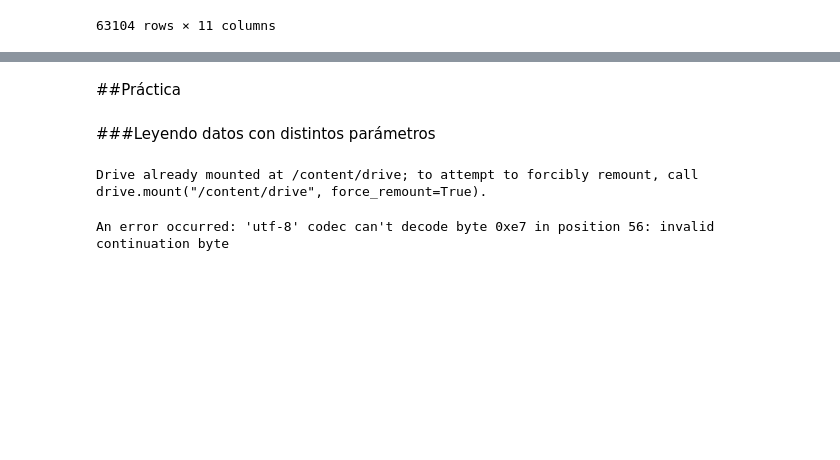
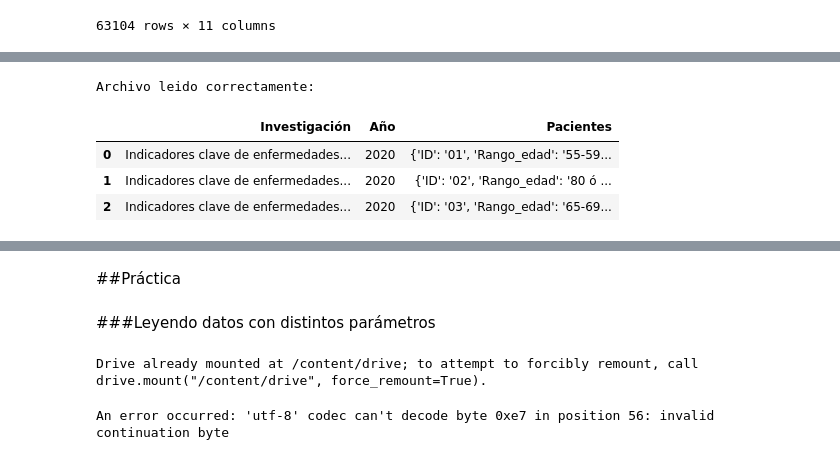
Before and after one commit to AenimaLabs/pandas_distintos_tipos_archivos, a Jupyter notebook: Pandas_tipos_de_archivos.ipynb, the cells around one changed output, grey strips where cells are left out. Drawn from its saved outputs; the diff is of its cells as text; code cells hidden in the pictures; blank space fills up the shorter version.

```diff
--- a/Pandas_tipos_de_archivos.ipynb
+++ b/Pandas_tipos_de_archivos.ipynb
@@ -293,0 +323,19 @@ pd.read_csv(url_fuentes)
+# %%
+json_path = '/content/drive/MyDrive/OracleOne/pacientes_2.json'
+#contiene información anidada
+
+try:
+
+    df_jason_2 = pd.read_json(json_path)
+    print("Archivo leido correctamente:")
+    display(df_jason_2.head())
+except FileNotFoundError:
+    print(f"Error: The file was not found at {json_path}")
+except Exception as e:
+    print(f"An error occurred: {e}")
+# %% [output]
+Archivo leido correctamente:
+|  | Investigación | Año | Pacientes |
+| 0 | Indicadores clave de enfermedades... | 2020 | {'ID': '01', 'Rango_edad': '55-59... |
+| 1 | Indicadores clave de enfermedades... | 2020 | {'ID': '02', 'Rango_edad': '80 ó ... |
+| 2 | Indicadores clave de enfermedades... | 2020 | {'ID': '03', 'Rango_edad': '65-69... |
```
Also changed, not shown: parts of 6 cells of this notebook.
